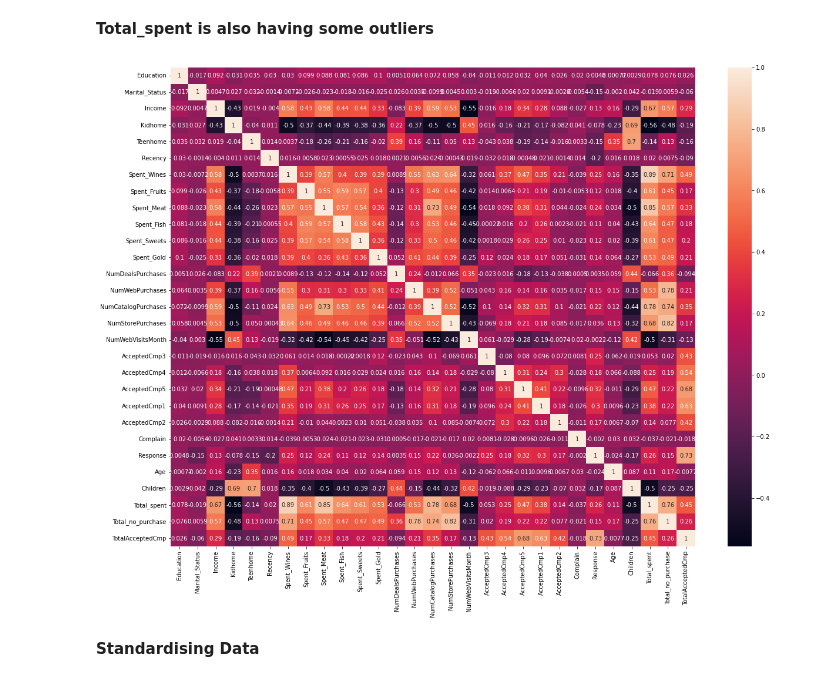
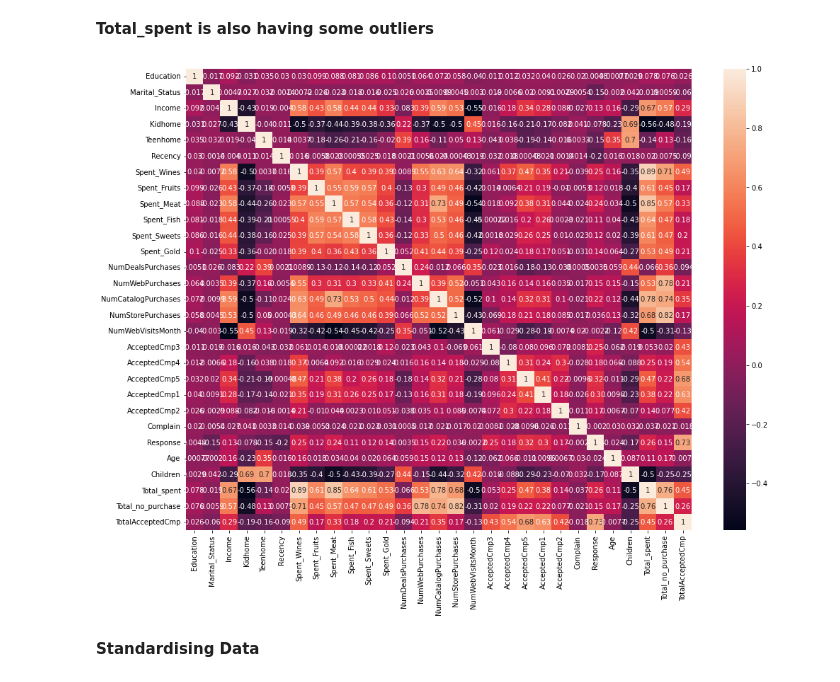
Before and after one commit to RiteshopShrivastava/Customer_Behavior_Analysis, a Jupyter notebook: Customer_Behaviour_Analysis.ipynb, the cells around one changed output. Drawn from its saved outputs; the diff is of its cells as text; code cells hidden in the pictures.

```diff
--- a/Customer_Behaviour_Analysis.ipynb
+++ b/Customer_Behaviour_Analysis.ipynb
@@ -451,11 +472,11 @@ data2.boxplot(column='Total_spent')
 # %% [markdown]
 **Total_spent is also having some outliers**
 # %%
-plt.figure(figsize=(20,15))
+plt.figure(figsize=(16,12))
 sns.heatmap(data2.corr(),annot=True)
 plt.show()
 # %% [output]
-[figure, old version]
+[figure, new version]
 # %% [markdown]
 **Standardising Data**
 # %%
```
Also changed, not shown: parts of 6 cells of this notebook.
